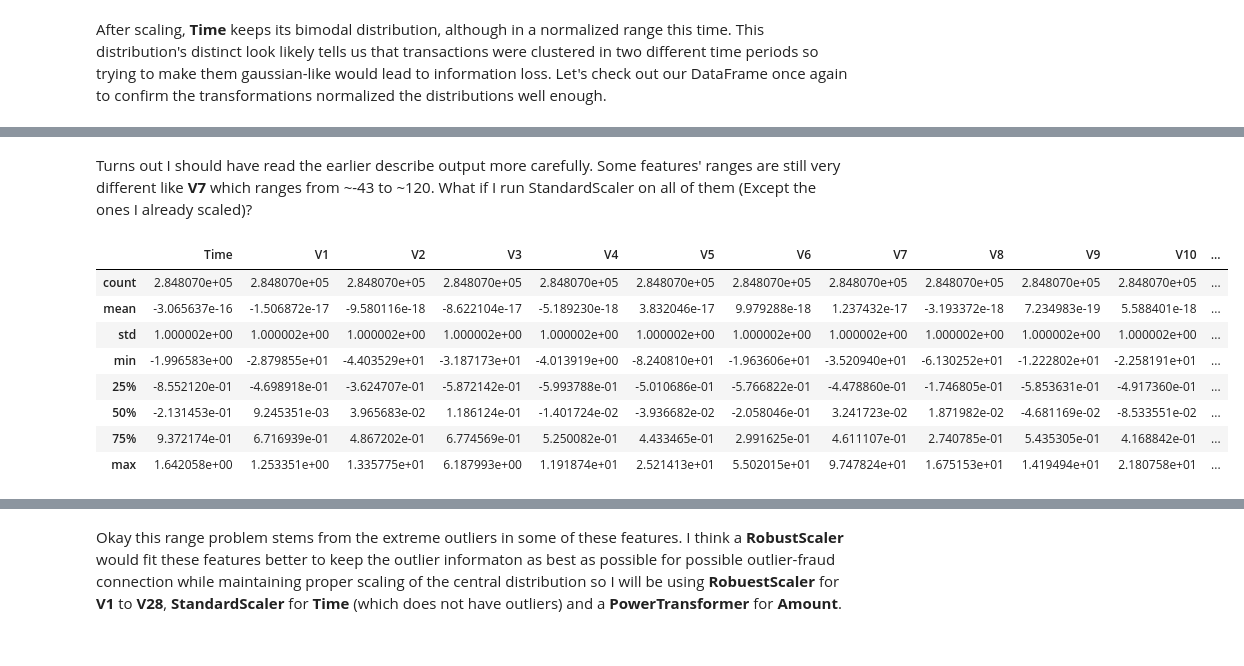
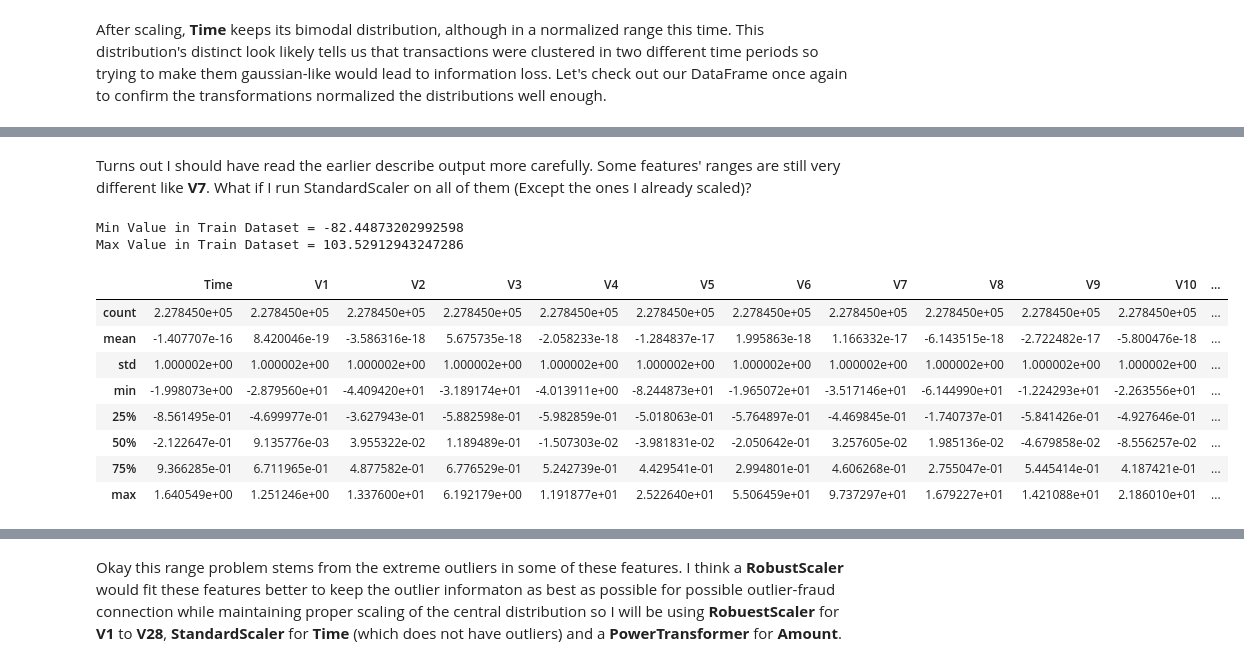
Before and after one commit to DoubleCyclone/Credit-Card-Fraud-Detection, a Jupyter notebook: notebooks/credit_card_fraud_detection.ipynb, the cells around one changed output, grey strips where cells are left out. Drawn from its saved outputs; the diff is of its cells as text; code cells hidden in the pictures.

```diff
--- a/notebooks/credit_card_fraud_detection.ipynb
+++ b/notebooks/credit_card_fraud_detection.ipynb
@@ -85 +72,5 @@ X_train.head()
+# %%
+# Create a label dataframe
+y = pd.DataFrame()
+y['Class'] = X['Class'].copy()
 # %% [markdown]
@@ -122,0 +121,3 @@ Now it is time to get the data to be the most useful it can be. There are a few
+# %%
+# Separate the data into train and test splits, stratify is important for imbalanced data
+X_train, X_test, y_train, y_test  = train_test_split(X.drop('Class', axis=1), y, test_size=0.2, random_state=42, stratify=X['Class'])
@@ -123,13 +126,16 @@ Now it is time to get the data to be the most useful it can be. There are a few
 # %%
 # Initialize Power Transformer, default is already Yeo-Johnson
-pt = skp.PowerTransformer()
+pt = PowerTransformer()
 
-# Copy the training data so I do not edit it
+# Initialize scaled DataFrames as copies of original data
 X_train_scaled = X_train.copy()
+X_test_scaled = X_test.copy()
 
-# Power Transform
-X_train_scaled['Amount'] = pt.fit_transform(pd.DataFrame(X_train_scaled['Amount']))
+# Power Transform 'Amount'
+X_train_scaled['Amount'] = pt.fit_transform(X_train_scaled[['Amount']])
+X_test_scaled['Amount'] = pt.transform(X_test_scaled[['Amount']])
 
 # Plot distribution
 _ = sns.histplot(data=X_train_scaled, x='Amount', bins=30, kde=True)
+_ = sns.histplot(data=X_test_scaled, x='Amount', bins=30, kde=True)
 # %% [output]
@@ -145,11 +177,13 @@ _ = sns.histplot(data=np.log1p(X_train_scaled), x="Amount", bins=30, kde=True)
 Still better than the original version but I think Power Transformer is the winner here because log transformed version is still skewed and most of the data resides in the 0-2 range which diverges from a gaussian distribution more than the power transformed one. Let's move on to **Time**.
 # %%
 # Initialize Standard Scaler
-ss = skp.StandardScaler()
+ss = StandardScaler()
 
 # Scale the Time
-X_train_scaled['Time'] = ss.fit_transform(pd.DataFrame(X_train_scaled['Time']))
+X_train_scaled['Time'] = ss.fit_transform(X_train_scaled[['Time']])
+X_test_scaled['Time'] = ss.transform(X_test_scaled[['Time']])
 
 # Plot the new distribution
 _ = sns.histplot(data=X_train_scaled, x="Time", bins=30, kde=True)
+_ = sns.histplot(data=X_test_scaled, x="Time", bins=30, kde=True)
 # %% [output]
@@ -177,25 +255,32 @@ Max Value in the DataFrame = 120.589493945238
 # %% [markdown]
-Turns out I should have read the earlier describe output more carefully. Some features' ranges are still very different like **V7** which ranges from ~-43 to ~120. What if I run StandardScaler on all of them (Except the ones I already scaled)?
+Turns out I should have read the earlier describe output more carefully. Some features' ranges are still very different like **V7**. What if I run StandardScaler on all of them (Except the ones I already scaled)?
 # %%
 # Create a list of columns to scale with StandardScaler (Time and V features)
 columns_to_scale_ss = [col for col in X_train_scaled.columns if col not in ['Amount']]
 
 # Revert Time so that it is not scaled multiple times
 X_train_scaled["Time"] = X_train["Time"]
+X_test_scaled["Time"] = X_test["Time"]
 
 # Apply StandardScaler only to the selected columns
 X_train_scaled[columns_to_scale_ss] = ss.fit_transform(X_train_scaled[columns_to_scale_ss])
+X_test_scaled[columns_to_scale_ss] = ss.transform(X_test_scaled[columns_to_scale_ss])
+
+print(f"Min Value in Train Dataset = {np.min(X_train_scaled)}")
+print(f"Max Value in Train Dataset = {np.max(X_train_scaled)}")
 
 # Display the first few rows to check the scaling
 X_train_scaled.describe()
 # %% [output]
+Min Value in Train Dataset = -82.44873202992598
+Max Value in Train Dataset = 103.52912943247286
 |  | Time | V1 | V2 | V3 | V4 | V5 | V6 | V7 | V8 | V9 | V10 | ... |
-| count | 2.848070e+05 | 2.848070e+05 | 2.848070e+05 | 2.848070e+05 | 2.848070e+05 | 2.848070e+05 | 2.848070e+05 | 2.848070e+05 | 2.848070e+05 | 2.848070e+05 | 2.848070e+05 | ... |
-| mean | -3.065637e-16 | -1.506872e-17 | -9.580116e-18 | -8.622104e-17 | -5.189230e-18 | 3.832046e-17 | 9.979288e-18 | 1.237432e-17 | -3.193372e-18 | 7.234983e-19 | 5.588401e-18 | ... |
+| count | 2.278450e+05 | 2.278450e+05 | 2.278450e+05 | 2.278450e+05 | 2.278450e+05 | 2.278450e+05 | 2.278450e+05 | 2.278450e+05 | 2.278450e+05 | 2.278450e+05 | 2.278450e+05 | ... |
+| mean | -1.407707e-16 | 8.420046e-19 | -3.586316e-18 | 5.675735e-18 | -2.058233e-18 | -1.284837e-17 | 1.995863e-18 | 1.166332e-17 | -6.143515e-18 | -2.722482e-17 | -5.800476e-18 | ... |
 | std | 1.000002e+00 | 1.000002e+00 | 1.000002e+00 | 1.000002e+00 | 1.000002e+00 | 1.000002e+00 | 1.000002e+00 | 1.000002e+00 | 1.000002e+00 | 1.000002e+00 | 1.000002e+00 | ... |
-| min | -1.996583e+00 | -2.879855e+01 | -4.403529e+01 | -3.187173e+01 | -4.013919e+00 | -8.240810e+01 | -1.963606e+01 | -3.520940e+01 | -6.130252e+01 | -1.222802e+01 | -2.258191e+01 | ... |
-| 25% | -8.552120e-01 | -4.698918e-01 | -3.624707e-01 | -5.872142e-01 | -5.993788e-01 | -5.010686e-01 | -5.766822e-01 | -4.478860e-01 | -1.746805e-01 | -5.853631e-01 | -4.917360e-01 | ... |
-| 50% | -2.131453e-01 | 9.245351e-03 | 3.965683e-02 | 1.186124e-01 | -1.401724e-02 | -3.936682e-02 | -2.058046e-01 | 3.241723e-02 | 1.871982e-02 | -4.681169e-02 | -8.533551e-02 | ... |
-| 75% | 9.372174e-01 | 6.716939e-01 | 4.867202e-01 | 6.774569e-01 | 5.250082e-01 | 4.433465e-01 | 2.991625e-01 | 4.611107e-01 | 2.740785e-01 | 5.435305e-01 | 4.168842e-01 | ... |
-| max | 1.642058e+00 | 1.253351e+00 | 1.335775e+01 | 6.187993e+00 | 1.191874e+01 | 2.521413e+01 | 5.502015e+01 | 9.747824e+01 | 1.675153e+01 | 1.419494e+01 | 2.180758e+01 | ... |
+| min | -1.998073e+00 | -2.879560e+01 | -4.409420e+01 | -3.189174e+01 | -4.013911e+00 | -8.244873e+01 | -1.965072e+01 | -3.517146e+01 | -6.144990e+01 | -1.224293e+01 | -2.263556e+01 | ... |
+| 25% | -8.561495e-01 | -4.699977e-01 | -3.627943e-01 | -5.882598e-01 | -5.982859e-01 | -5.018063e-01 | -5.764897e-01 | -4.469845e-01 | -1.740737e-01 | -5.841426e-01 | -4.927646e-01 | ... |
+| 50% | -2.122647e-01 | 9.135776e-03 | 3.955322e-02 | 1.189489e-01 | -1.507303e-02 | -3.981831e-02 | -2.050642e-01 | 3.257605e-02 | 1.985136e-02 | -4.679858e-02 | -8.556257e-02 | ... |
+| 75% | 9.366285e-01 | 6.711965e-01 | 4.877582e-01 | 6.776529e-01 | 5.242739e-01 | 4.429541e-01 | 2.994801e-01 | 4.606268e-01 | 2.755047e-01 | 5.445414e-01 | 4.187421e-01 | ... |
+| max | 1.640549e+00 | 1.251246e+00 | 1.337600e+01 | 6.192179e+00 | 1.191877e+01 | 2.522640e+01 | 5.506459e+01 | 9.737297e+01 | 1.679227e+01 | 1.421088e+01 | 2.186010e+01 | ... |
 # %%
```
Also changed, not shown: parts of 42 cells of this notebook.
